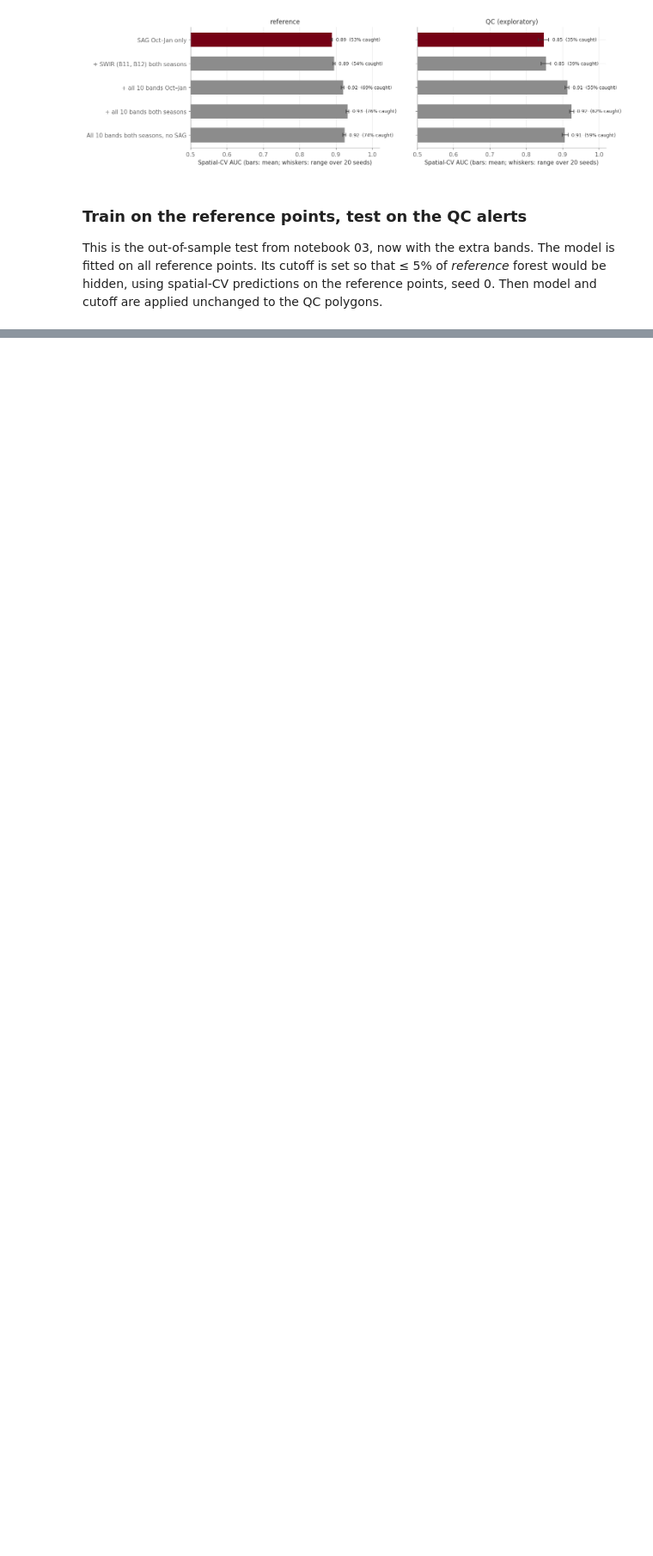
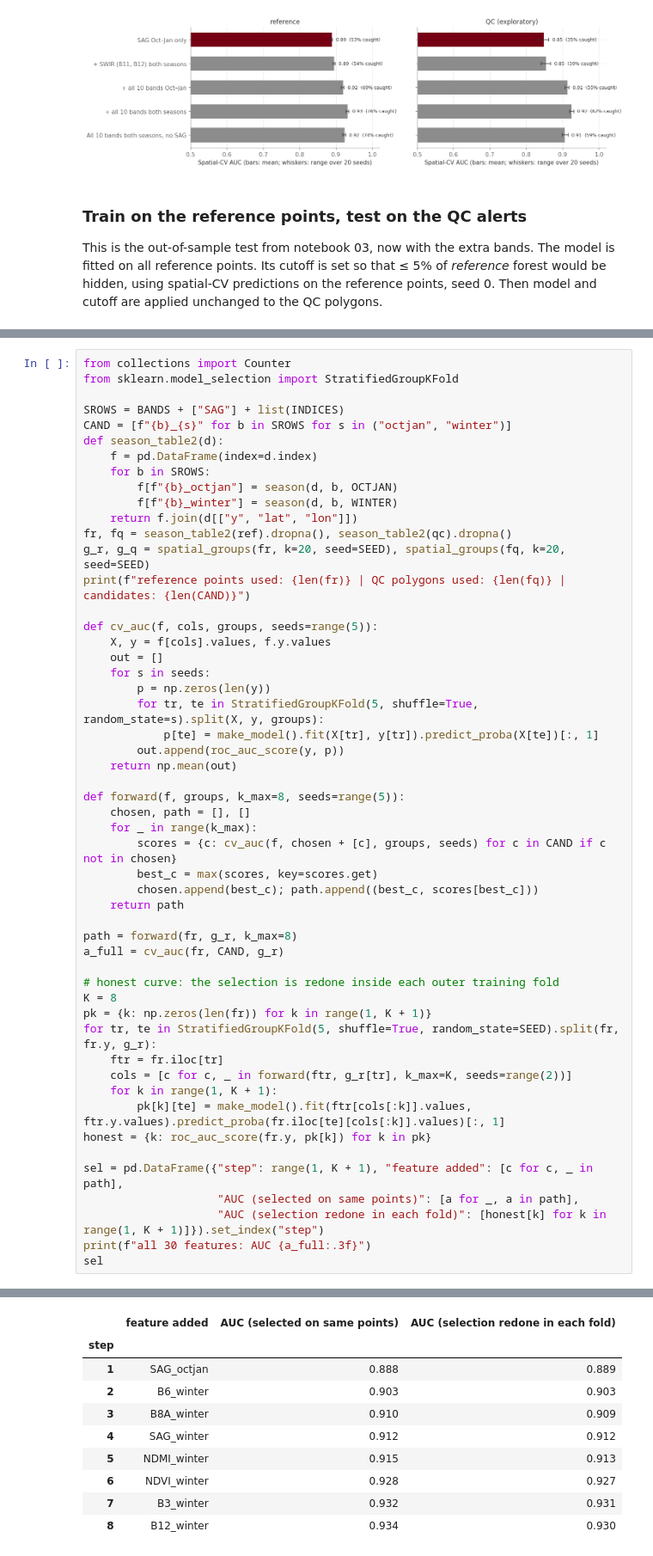
Before and after one commit to clement-docteur/mit_cropin_alab, a Jupyter notebook: notebooks/04_s2_bands_by_month.ipynb, the cells around one changed output, grey strips where cells are left out. Shown at 86% size. Drawn from its saved outputs; the diff is of its cells as text; blank space fills up the shorter version.

```diff
--- a/notebooks/04_s2_bands_by_month.ipynb
+++ b/notebooks/04_s2_bands_by_month.ipynb
@@ -383,0 +399,53 @@ QC polygons scored: 417 (302 plantation, 115 forest), so each QC forest is 0.9 p
+# %%
+from collections import Counter
+from sklearn.model_selection import StratifiedGroupKFold
+
+SROWS = BANDS + ["SAG"] + list(INDICES)
+CAND = [f"{b}_{s}" for b in SROWS for s in ("octjan", "winter")]
+def season_table2(d):
+    f = pd.DataFrame(index=d.index)
+    for b in SROWS:
+        f[f"{b}_octjan"] = season(d, b, OCTJAN)
+        f[f"{b}_winter"] = season(d, b, WINTER)
+    return f.join(d[["y", "lat", "lon"]])
+fr, fq = season_table2(ref).dropna(), season_table2(qc).dropna()
+g_r, g_q = spatial_groups(fr, k=20, seed=SEED), spatial_groups(fq, k=20, seed=SEED)
+print(f"reference points used: {len(fr)} | QC polygons used: {len(fq)} | candidates: {len(CAND)}")
+
+def cv_auc(f, cols, groups, seeds=range(5)):
+    X, y = f[cols].values, f.y.values
+    out = []
+    for s in seeds:
+        p = np.zeros(len(y))
+        for tr, te in StratifiedGroupKFold(5, shuffle=True, random_state=s).split(X, y, groups):
+            p[te] = make_model().fit(X[tr], y[tr]).predict_proba(X[te])[:, 1]
+        out.append(roc_auc_score(y, p))
+    return np.mean(out)
+
+def forward(f, groups, k_max=8, seeds=range(5)):
+    chosen, path = [], []
+    for _ in range(k_max):
+        scores = {c: cv_auc(f, chosen + [c], groups, seeds) for c in CAND if c not in chosen}
+        best_c = max(scores, key=scores.get)
+        chosen.append(best_c); path.append((best_c, scores[best_c]))
+    return path
+
+path = forward(fr, g_r, k_max=8)
+a_full = cv_auc(fr, CAND, g_r)
+
+# honest curve: the selection is redone inside each outer training fold
+K = 8
+pk = {k: np.zeros(len(fr)) for k in range(1, K + 1)}
+for tr, te in StratifiedGroupKFold(5, shuffle=True, random_state=SEED).split(fr, fr.y, g_r):
+    ftr = fr.iloc[tr]
+    cols = [c for c, _ in forward(ftr, g_r[tr], k_max=K, seeds=range(2))]
+    for k in range(1, K + 1):
+        pk[k][te] = make_model().fit(ftr[cols[:k]].values, ftr.y.values).predict_proba(fr.iloc[te][cols[:k]].values)[:, 1]
+honest = {k: roc_auc_score(fr.y, pk[k]) for k in pk}
+
+sel = pd.DataFrame({"step": range(1, K + 1), "feature added": [c for c, _ in path],
+                    "AUC (selected on same points)": [a for _, a in path],
+                    "AUC (selection redone in each fold)": [honest[k] for k in range(1, K + 1)]}).set_index("step")
+print(f"all 30 features: AUC {a_full:.3f}")
+sel
+# %% [output]
@@ -383,0 +454,10 @@ QC polygons scored: 417 (302 plantation, 115 forest), so each QC forest is 0.9 p
+|  | feature added | AUC (selected on same points) | AUC (selection redone in each fold) |
+| step |  |  |  |
+| 1 | SAG_octjan | 0.888 | 0.889 |
+| 2 | B6_winter | 0.903 | 0.903 |
+| 3 | B8A_winter | 0.910 | 0.909 |
+| 4 | SAG_winter | 0.912 | 0.912 |
+| 5 | NDMI_winter | 0.915 | 0.913 |
+| 6 | NDVI_winter | 0.928 | 0.927 |
+| 7 | B3_winter | 0.932 | 0.931 |
+| 8 | B12_winter | 0.934 | 0.930 |
```
Also changed, not shown: parts of 7 cells of this notebook, 3 other files.
